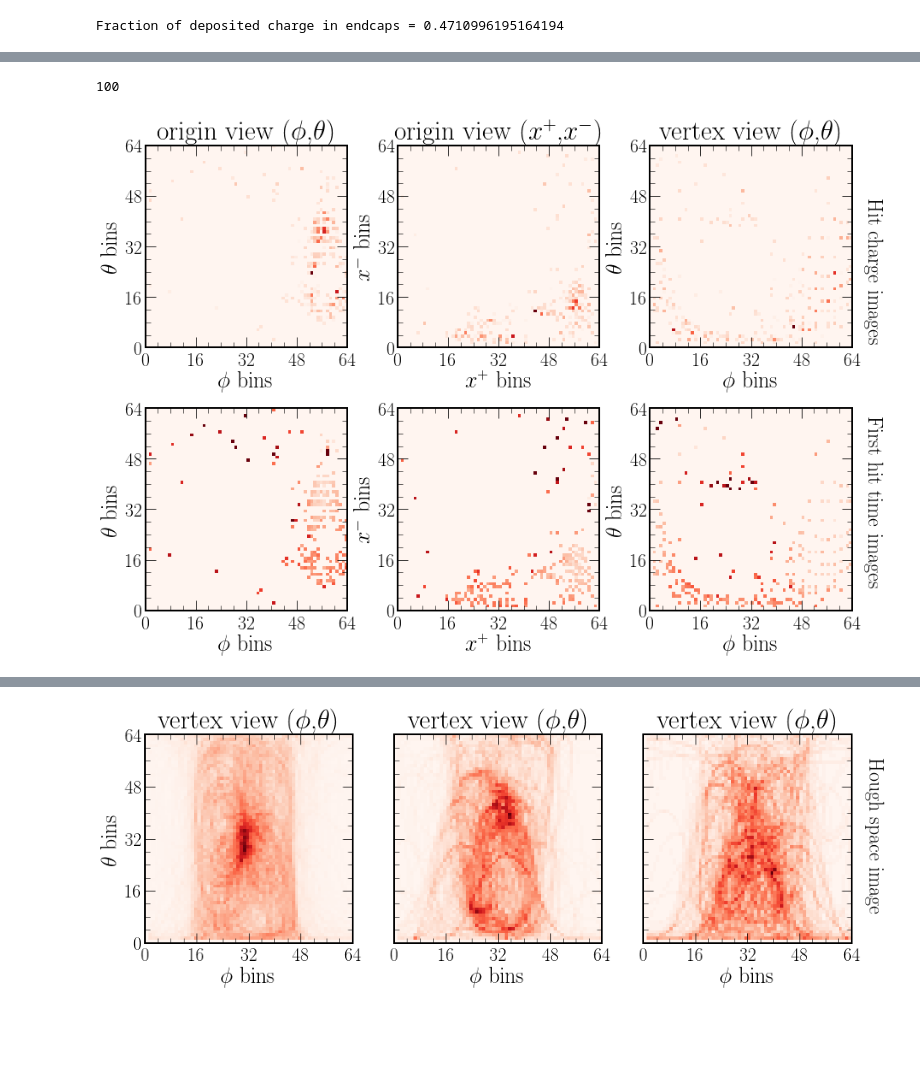
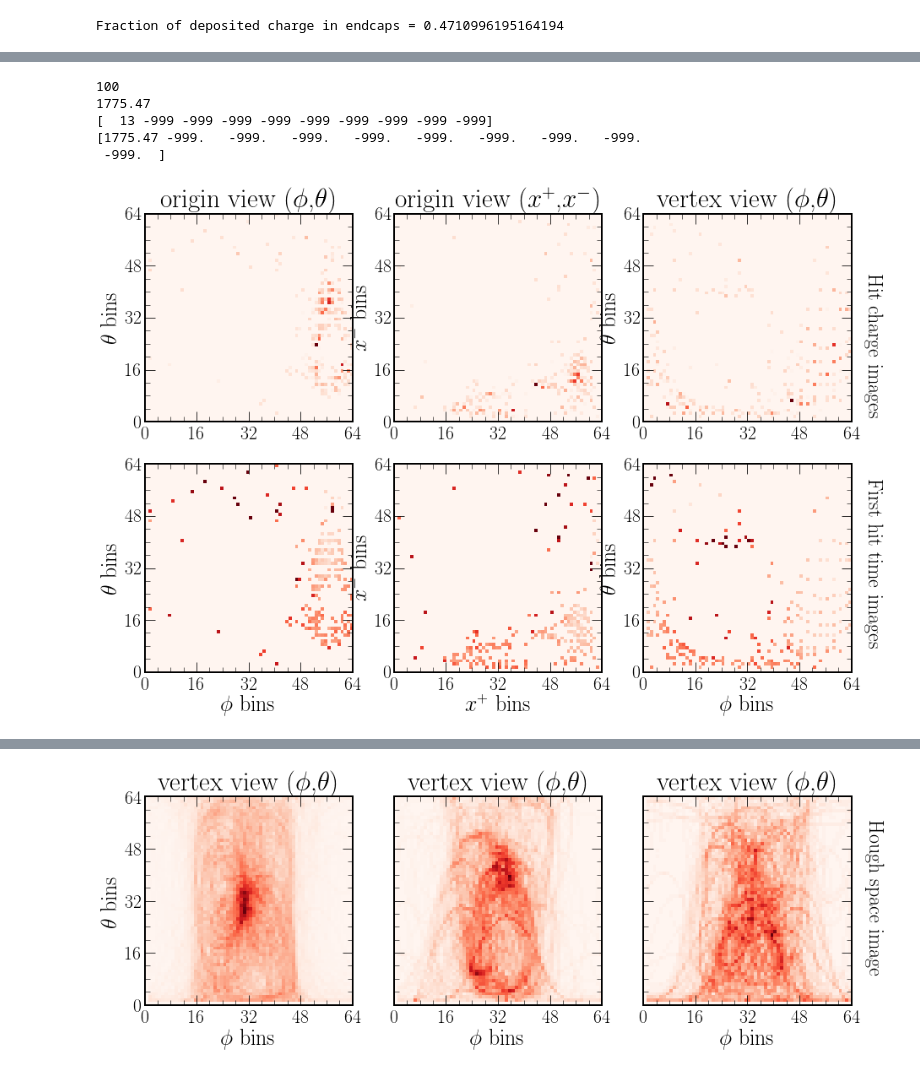
Before and after one commit to chipsneutrino/chips-net, a Jupyter notebook: analysis.ipynb, the cells around one changed output, grey strips where cells are left out. Saved outputs shown, nothing was run; the diff lists cells and outputs as text; code cells hidden in the pictures; blank space fills up the shorter version.

```diff
--- a/analysis.ipynb
+++ b/analysis.ipynb
@@ -261,7 +259,7 @@ chipsnet.plotting.save(save_path + "explore_nu_energies")
 image_size = [64, 64]
 images_dict = {"r_charge_map_origin": [], "r_charge_map_iso": [], "r_charge_map_vtx": [],
                "r_time_map_origin": [], "r_time_map_iso": [], "r_time_map_vtx": [], "r_hough_map_vtx": []}
-true_dict = {"t_code": []}
+true_dict = {"t_code": [], "t_nuEnergy": [], "t_p_pdgs": [], "t_p_energies": []}
 
 # Load the images into the dictionary
 nuel_file = uproot.open(nuel_map_file)
@@ -303,7 +317,15 @@ chipsnet.plotting.plot_hit_time(images_dict, 2037, save_path+"explore_numu_ccdis
 # %%
-print(true_dict["t_code"][4017])
+event_num = 4017
+print(true_dict["t_code"][event_num])
+print(true_dict["t_nuEnergy"][event_num])
+print(true_dict["t_p_pdgs"][event_num])
+print(true_dict["t_p_energies"][event_num])
 chipsnet.plotting.plot_hit_time(images_dict, 4017, save_path+"explore_cosmic_event")
 # %% [output]
 100
+1775.47
+[  13 -999 -999 -999 -999 -999 -999 -999 -999 -999]
+[1775.47 -999.   -999.   -999.   -999.   -999.   -999.   -999.   -999.
+ -999.  ]
-[figure, old version]
+[figure, new version]
 # %%
```
Also changed, not shown: parts of 97 cells of this notebook, 23 other files.
